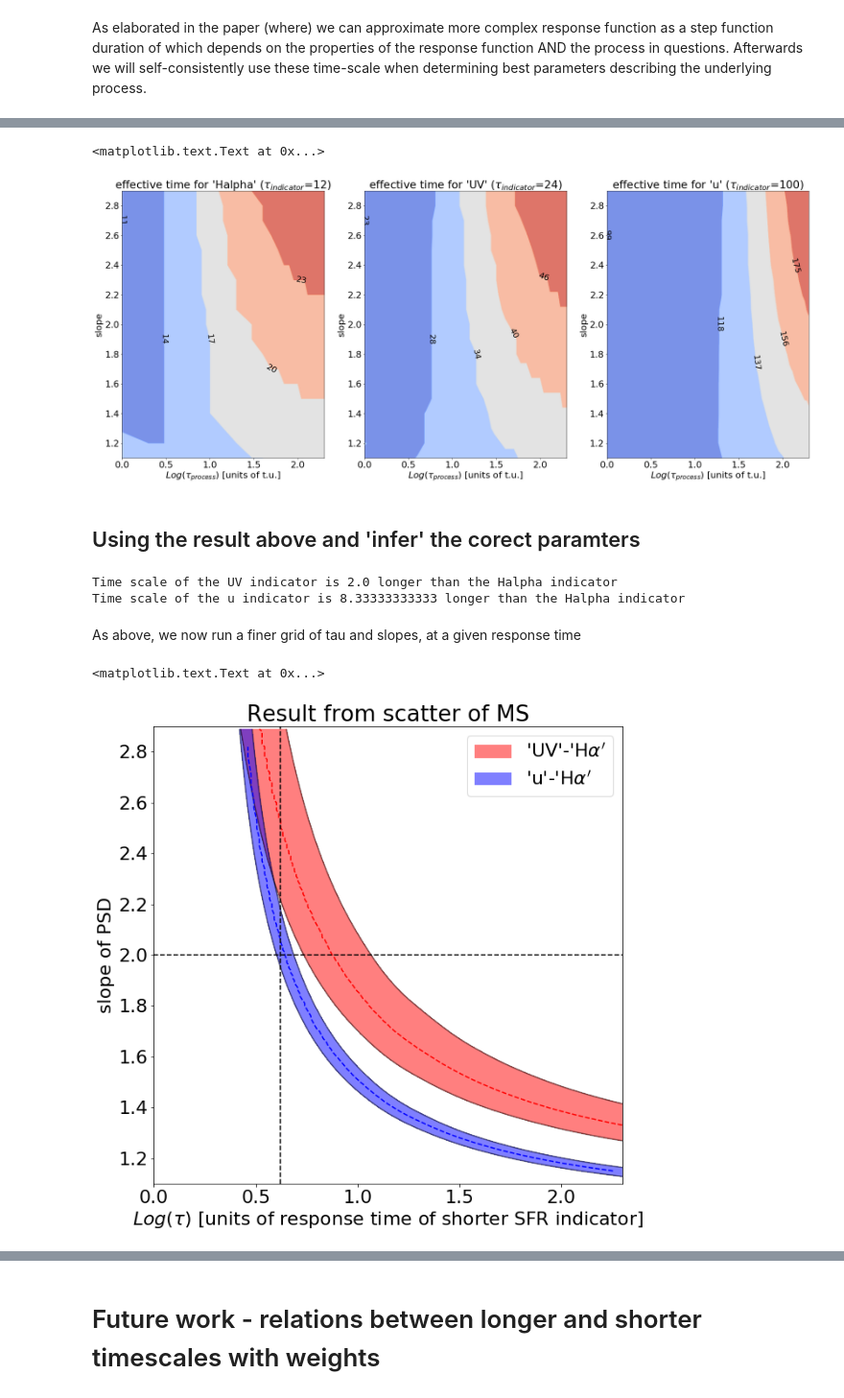
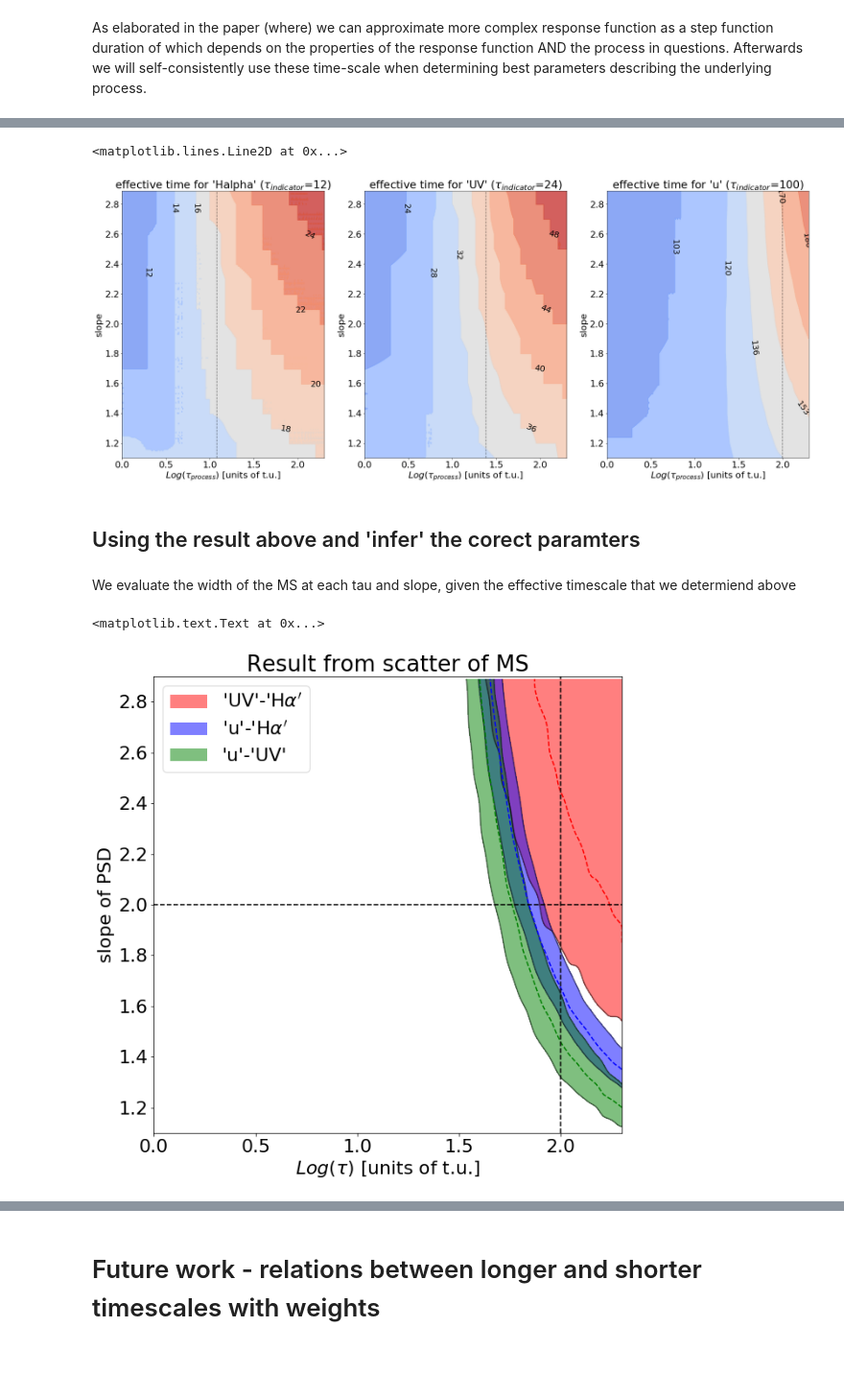
Before and after one commit to nevencaplar/Main-Sequence-Variability, a Jupyter notebook: Main_Sequence_Variability.ipynb, the cells around one changed output, grey strips where cells are left out. Shown at 96% size. Drawn from its saved outputs; the diff is of its cells as text; code cells hidden in the pictures; blank space fills up the shorter version.

Commit message:
analysis using effective times

```diff
--- a/Main_Sequence_Variability.ipynb
+++ b/Main_Sequence_Variability.ipynb
@@ -1199,53 +1194,40 @@ levels3=np.linspace(np.min(R_as_function_of_process_indicator3),np.max(R_as_func
 from matplotlib import cm
 plt.figure(figsize=(30,12))
 plt.subplot(1,3,1)
-CS = plt.contourf(np.log10(tau), slope, R_as_function_of_process_indicator1.reshape(len(slope),len(tau)),cmap=cm.coolwarm,levels=levels1,alpha=0.8)
-CS = plt.contour(np.log10(tau), slope, R_as_function_of_process_indicator1.reshape(len(slope),len(tau)),cmap=cm.coolwarm,levels=levels1)
+CS = plt.contourf(np.log10(tau_fine), slope_fine, R_as_function_of_process_indicator1.reshape(len(slope_fine),len(tau_fine)),cmap=cm.coolwarm,levels=levels1,alpha=0.8)
+CS = plt.contour(np.log10(tau_fine), slope_fine, R_as_function_of_process_indicator1.reshape(len(slope_fine),len(tau_fine)),cmap=cm.coolwarm,levels=levels1)
 plt.clabel(CS, fontsize=20,colors='black', inline=1,fmt='%1.1i')
 plt.title('effective time for \'Halpha\' ($\\tau_{indicator}$=12)')
 plt.xlabel('$Log(\\tau_{process})$ [units of t.u.]')
 plt.ylabel('slope')
-#plt.axvline(np.log10(2*12),color='black',ls='--',alpha=0.5)
+plt.axvline(np.log10(1*12),color='black',ls='--',alpha=0.5)
 
 plt.subplot(1,3,2)
-CS = plt.contourf(np.log10(tau), slope, R_as_function_of_process_indicator2.reshape(len(slope),len(tau)),cmap=cm.coolwarm,levels=levels2,alpha=0.8)
-CS = plt.contour(np.log10(tau), slope, R_as_function_of_process_indicator2.reshape(len(slope),len(tau)),cmap=cm.coolwarm,levels=levels2)
+CS = plt.contourf(np.log10(tau_fine), slope_fine, R_as_function_of_process_indicator2.reshape(len(slope_fine),len(tau_fine)),cmap=cm.coolwarm,levels=levels2,alpha=0.8)
+CS = plt.contour(np.log10(tau_fine), slope_fine, R_as_function_of_process_indicator2.reshape(len(slope_fine),len(tau_fine)),cmap=cm.coolwarm,levels=levels2)
 plt.clabel(CS, fontsize=20,colors='black', inline=1,fmt='%1.1i')
 plt.title('effective time for \'UV\' ($\\tau_{indicator}$=24)')
 plt.xlabel('$Log(\\tau_{process})$ [units of t.u.]')
 plt.ylabel('slope')
-#plt.axvline(np.log10(2*24),color='black',ls='--',alpha=0.5)
+plt.axvline(np.log10(1*24),color='black',ls='--',alpha=0.5)
 
 plt.subplot(1,3,3)
-CS = plt.contourf(np.log10(tau), slope, R_as_function_of_process_indicator3.reshape(len(slope),len(tau)),cmap=cm.coolwarm,levels=levels3,alpha=0.8)
-CS = plt.contour(np.log10(tau), slope, R_as_function_of_process_indicator3.reshape(len(slope),len(tau)),cmap=cm.coolwarm,levels=levels3)
+CS = plt.contourf(np.log10(tau_fine), slope_fine, R_as_function_of_process_indicator3.reshape(len(slope_fine),len(tau_fine)),cmap=cm.coolwarm,levels=levels3,alpha=0.8)
+CS = plt.contour(np.log10(tau_fine), slope_fine, R_as_function_of_process_indicator3.reshape(len(slope_fine),len(tau_fine)),cmap=cm.coolwarm,levels=levels3)
 plt.clabel(CS, fontsize=20,colors='black', inline=1,fmt='%1.1i')
 plt.title('effective time for \'u\' ($\\tau_{indicator}$=100)')
 plt.xlabel('$Log(\\tau_{process})$ [units of t.u.]')
 plt.ylabel('slope')
-#plt.axvline(np.log10(2*100),color='black',ls='--',alpha=0.5)
+plt.axvline(np.log10(1*100),color='black',ls='--',alpha=0.5)
 # %% [output]
-<matplotlib.text.Text at 0x...>
+<matplotlib.lines.Line2D at 0x...>
-[figure, old version]
+[figure, new version]
 # %% [markdown]
 ## Using the result above and 'infer' the corect paramters
 # %%
 # I should really make a module out of this
-# %%
-T_response_time_1=decay_time1*2
-T_response_time_2=decay_time2*2
-T_response_time_3=decay_time3*2
-
-T_response_time_2_1=T_response_time_2/T_response_time_1
-T_response_time_3_1=T_response_time_3/T_response_time_1
-
-print("Time scale of the UV indicator is "+str(T_response_time_2_1)+" longer than the Halpha indicator")
-print("Time scale of the u indicator is "+str(T_response_time_3_1)+" longer than the Halpha indicator")
-# %% [output]
-Time scale of the UV indicator is 2.0 longer than the Halpha indicator
-Time scale of the u indicator is 8.33333333333 longer than the Halpha indicator
-# %% [markdown]
-As above, we now run a finer grid of tau and slopes, at a given response time
+# %% [markdown]
+We evaluate the width of the MS at each tau and slope, given the  effective timescale that we determiend above
 # %%
 slope=slope[slope>1]
 
@@ -1306,6 +1309,9 @@ Number_of_sigmas_deviation_reshaped_2_1=Number_of_sigmas_deviation_2_1.reshape(l
 
 Number_of_sigmas_deviation_reshaped_3_1=np.copy(Number_of_sigmas_deviation_3_1)
 Number_of_sigmas_deviation_reshaped_3_1=Number_of_sigmas_deviation_3_1.reshape(len(slope_fine),len(tau_fine))
+
+Number_of_sigmas_deviation_reshaped_3_2=np.copy(Number_of_sigmas_deviation_3_2)
+Number_of_sigmas_deviation_reshaped_3_2=Number_of_sigmas_deviation_3_2.reshape(len(slope_fine),len(tau_fine))
 # %%
 best_solution_2_1=[]
 for i in range(len(Number_of_sigmas_deviation_reshaped_2_1)):
@@ -1321,40 +1327,51 @@ for i in range(len(Number_of_sigmas_deviation_reshaped_3_1)):
 
 best_solution_3_1=np.array(best_solution_3_1)
 best_solution_3_1=best_solution_3_1[best_solution_3_1[:,2]<0.1]
+
+best_solution_3_2=[]
+for i in range(len(Number_of_sigmas_deviation_reshaped_3_2)):
+    best_solution_3_2.append([slope_fine[i],tau_fine[np.argmin(Number_of_sigmas_deviation_reshaped_3_2[i])],Number_of_sigmas_deviation_reshaped_3_2[i][np.argmin(Number_of_sigmas_deviation_reshaped_3_2[i])]])
+
+best_solution_3_2=np.array(best_solution_3_2)
+best_solution_3_2=best_solution_3_2[best_solution_3_2[:,2]<0.1]
 # %%
 # Basic contour plot
 fig, ax = plt.subplots(figsize=(10, 10))
 CS = ax.contour(np.log10(tau_fine), slope_fine, Number_of_sigmas_deviation_reshaped_2_1,cmap=plt.cm.bone,levels=[1,500],alpha=0.5)
 CS2 = ax.contour(np.log10(tau_fine), slope_fine, Number_of_sigmas_deviation_reshaped_3_1,cmap=plt.cm.bone,levels=[1,500],alpha=0.5)
-CS3 = ax.contourf(np.log10(tau_fine), slope_fine, Number_of_sigmas_deviation_reshaped_2_1, [0,1],colors=('r'),alpha=0.5)
-CS4 = ax.contourf(np.log10(tau_fine), slope_fine, Number_of_sigmas_deviation_reshaped_3_1, [0,1],colors=('b'),alpha=0.5)
+CS3 = ax.contour(np.log10(tau_fine), slope_fine, Number_of_sigmas_deviation_reshaped_3_2,cmap=plt.cm.bone,levels=[1,500],alpha=0.5)
+CS4 = ax.contourf(np.log10(tau_fine), slope_fine, Number_of_sigmas_deviation_reshaped_2_1, [0,1],colors=('r'),alpha=0.5)
+CS5 = ax.contourf(np.log10(tau_fine), slope_fine, Number_of_sigmas_deviation_reshaped_3_1, [0,1],colors=('b'),alpha=0.5)
+CS6 = ax.contourf(np.log10(tau_fine), slope_fine, Number_of_sigmas_deviation_reshaped_3_2, [0,1],colors=('g'),alpha=0.5)
 
 plt.plot(np.log10(best_solution_2_1[:,1]),best_solution_2_1[:,0],'r',linestyle='dashed')
 plt.plot(np.log10(best_solution_3_1[:,1]),best_solution_3_1[:,0],'b',linestyle='dashed')
+plt.plot(np.log10(best_solution_3_2[:,1]),best_solution_3_2[:,0],'g',linestyle='dashed')
 plt.plot(np.ones(100)*2,'black',linestyle='dashed')
-plt.axvline(x=np.log10(tau_Example2/T_response_time_1),color='black',linestyle='dashed')
+plt.axvline(x=np.log10(tau_Example2),color='black',linestyle='dashed')
 
-h1,_ = CS3.legend_elements()
-h2,_ = CS4.legend_elements()
-ax.legend([h1[0], h2[0]], ['\'UV\'-\'H$\\alpha\'$', '\'u\'-\'H$\\alpha\'$'])
+h1,_ = CS4.legend_elements()
+h2,_ = CS5.legend_elements()
+h3,_ = CS6.legend_elements()
+ax.legend([h1[0], h2[0],h3[0]], ['\'UV\'-\'H$\\alpha\'$', '\'u\'-\'H$\\alpha\'$','\'u\'-\'UV\''])
 
 # Recast levels to new class
-CS.levels = [1,1.5]
-CS3.levels = [1,1.5]
+#CS.levels = [1,1.5]
+#CS3.levels = [1,1.5]
 # Label levels with specially formatted floats
 if plt.rcParams["text.usetex"]:
     fmt = r'%r \sigma %'
 else:
     fmt = '%r $\sigma$'
 
 #ax.clabel(CS, CS.levels, inline=True, fmt=fmt, fontsize=10)
 #ax.clabel(CS3, CS3.levels, inline=True, fmt=fmt, fontsize=10)
 ax.set_ylim(1.1,2.9)
 ax.set_xlim(np.min(np.log10(tau_fine)),np.max(np.log10(tau_fine)))
 #ax.legend()
 ax.set_title('Result from scatter of MS')
-ax.set_xlabel('$Log(\\tau)$ [units of response time of shortest SFR indicator]')
+ax.set_xlabel('$Log(\\tau)$ [units of t.u.]')
 ax.set_ylabel('slope of PSD')
 # %% [output]
 <matplotlib.text.Text at 0x...>
-[figure, old version]
+[figure, new version]
```
Also changed, not shown: parts of 9 cells of this notebook, 2 other files.
